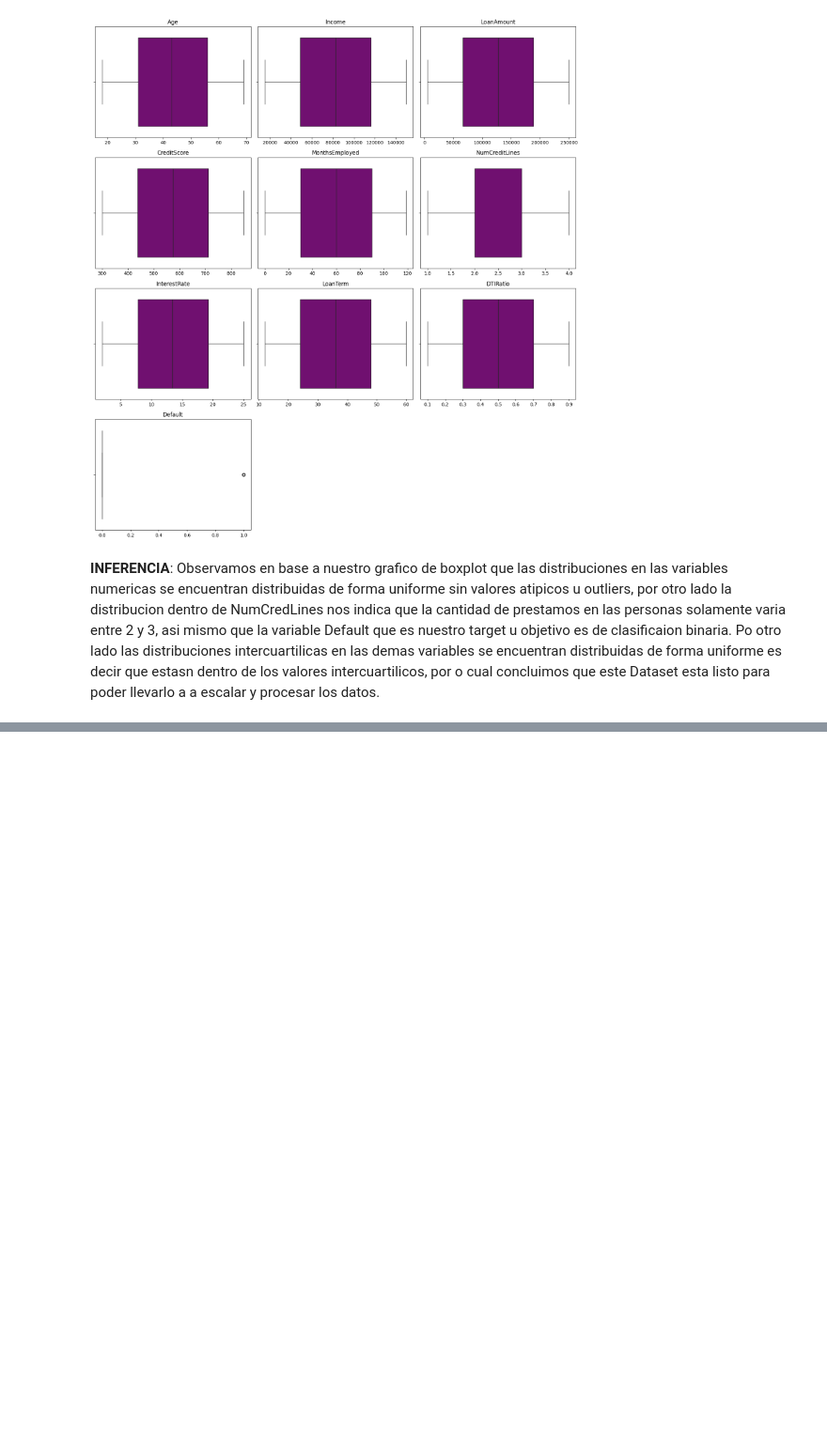
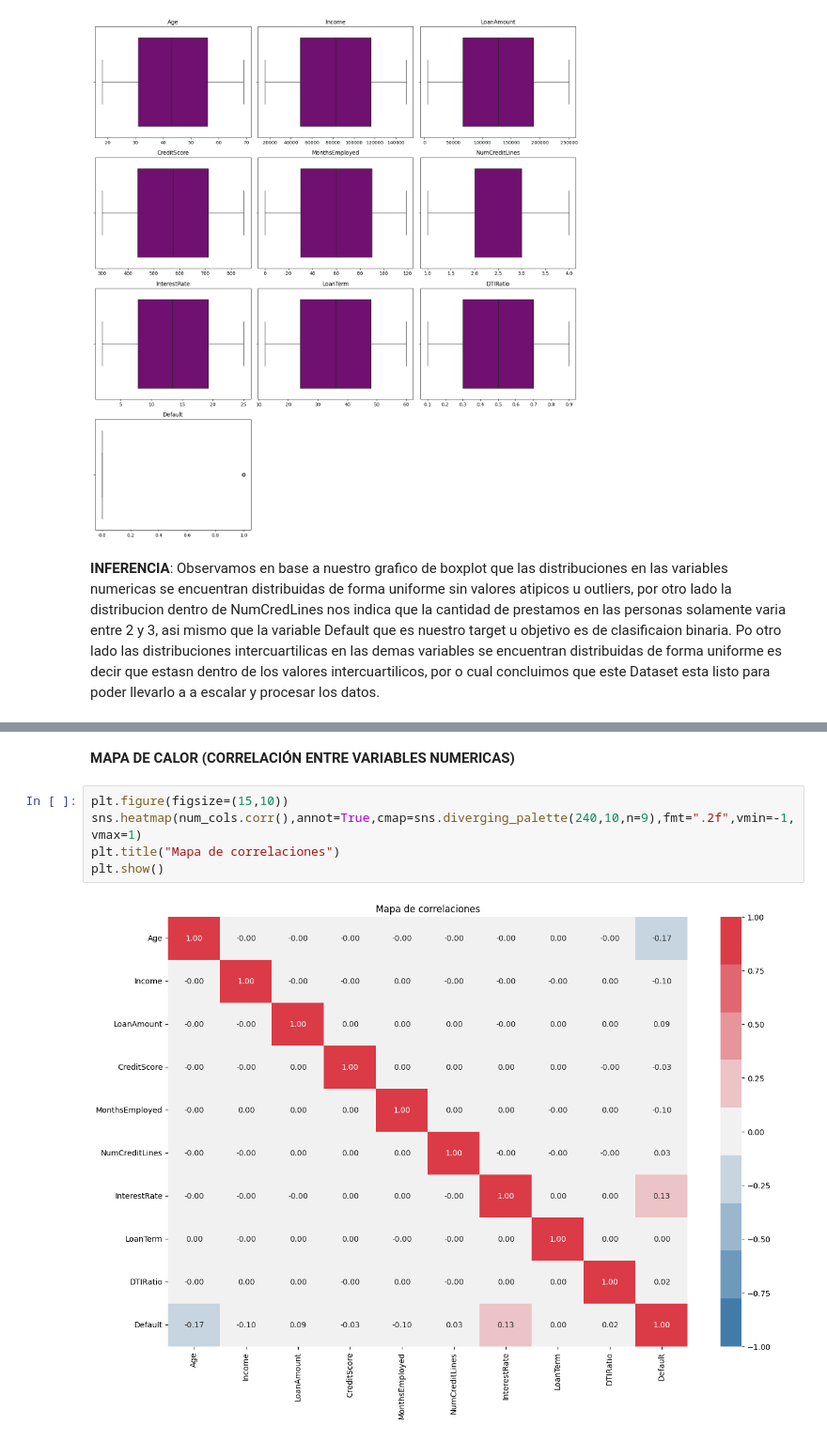
Before and after one commit to alexdaniel-23/Loan-Default-Prediction-Dataset, a Jupyter notebook: morosidad_prestamos.ipynb, the cells around one changed output, grey strips where cells are left out. Shown: that part at 94% size. Saved outputs shown, nothing was run; the diff lists cells and outputs as text; blank space fills up the shorter version.

```diff
--- a/morosidad_prestamos.ipynb
+++ b/morosidad_prestamos.ipynb
@@ -308,0 +323,9 @@ Po otro lado las distribuciones intercuartilicas en las demas variables se encue
+# %% [markdown]
+**MAPA DE CALOR (CORRELACIÓN ENTRE VARIABLES NUMERICAS)**
+# %%
+plt.figure(figsize=(15,10))
+sns.heatmap(num_cols.corr(),annot=True,cmap=sns.diverging_palette(240,10,n=9),fmt=".2f",vmin=-1,vmax=1)
+plt.title("Mapa de correlaciones")
+plt.show()
+# %% [output]
+[figure, added]
```
Also changed, not shown: parts of 6 cells of this notebook.
